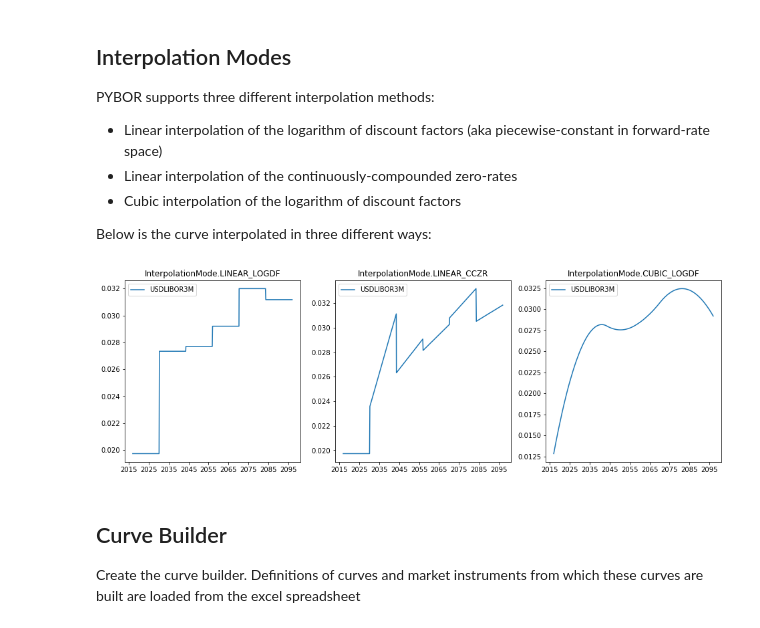
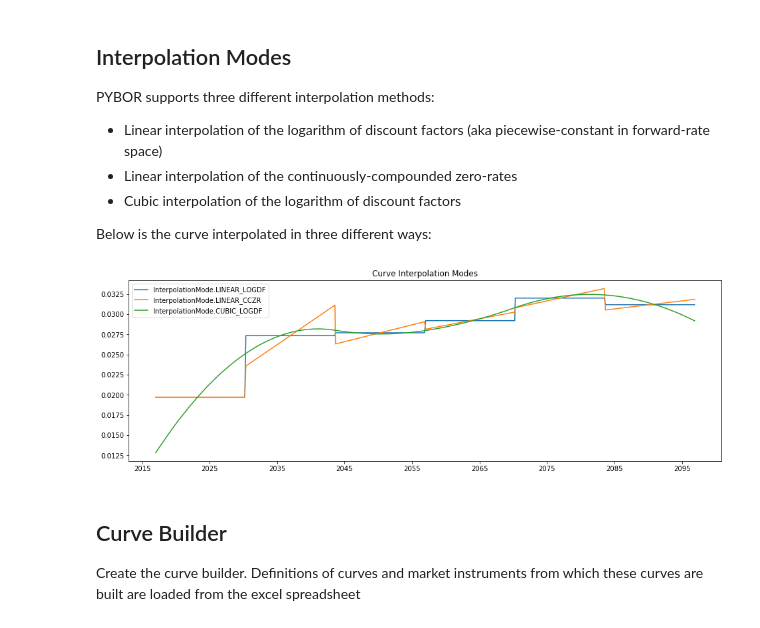
Before and after one commit to omartinsky/PYBOR, a Jupyter notebook: main.ipynb, the cells around one changed output. Cells and saved outputs as stored; diff of their text form; code cells hidden in the pictures.

```diff
--- a/main.ipynb
+++ b/main.ipynb
@@ -62,12 +62,12 @@ PYBOR supports three different interpolation methods:
 Below is the curve interpolated in three different ways:
 # %%
 cloned_curve = deepcopy(pricing_curvemap['USDLIBOR3M'])
-figsize(figure_width, 5)
+figsize(figure_width, 5), linestyle('solid'), title('Curve Interpolation Modes')
 for i, interpolation in enumerate(InterpolationMode._member_map_.values()):
     cloned_curve.set_interpolator(interpolation)
-    subplot(1,3,i+1), title(interpolation), cloned_curve.plot(), legend()
+    cloned_curve.plot(label=interpolation), legend()
 # %% [output]
-[figure, old version]
+[figure, new version]
 # %% [markdown]
 ## Curve Builder
 Create the curve builder. Definitions of curves and market instruments from which these curves are built are loaded from the excel spreadsheet
```
Also changed, not shown: parts of 1 cell of this notebook, 12 other files.
